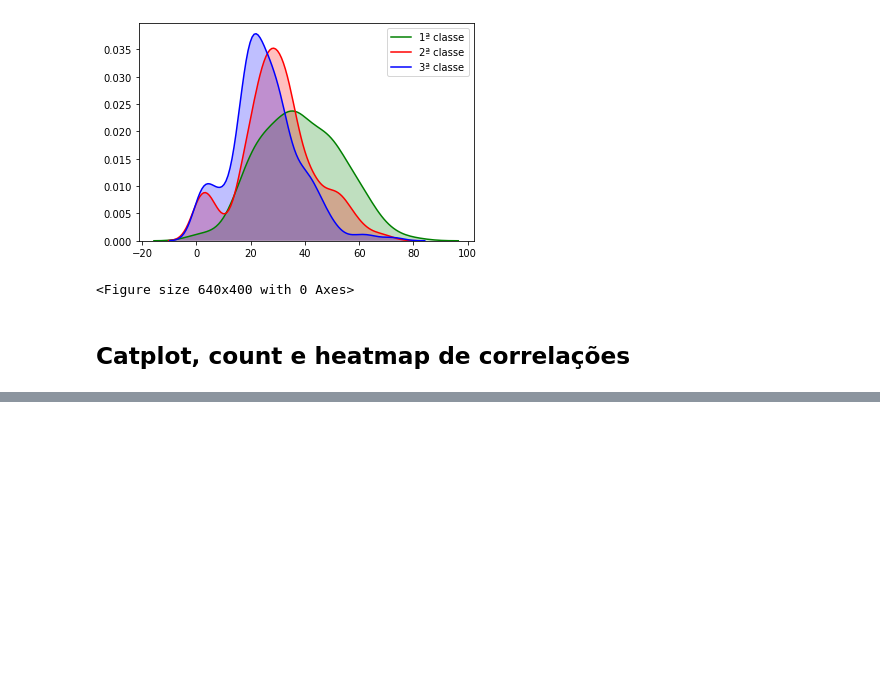
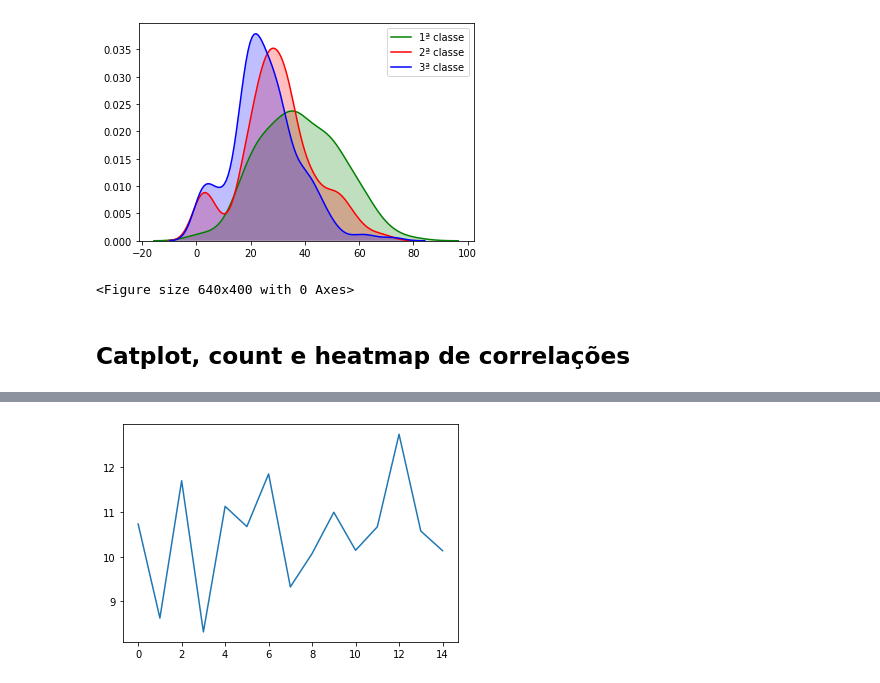
Before and after one commit to neriGabriel/data-science-machine-learning, a Jupyter notebook: modulo_visualizacao_dados.ipynb, the cells around one changed output, grey strips where cells are left out. Cells and saved outputs as stored; diff of their text form; code cells hidden in the pictures; blank space fills up the shorter version.

```diff
--- a/modulo_visualizacao_dados.ipynb
+++ b/modulo_visualizacao_dados.ipynb
@@ -422,0 +463,2 @@ plt.show()
+# %%
+x = np.random.normal(10, 1, 15) ## 15 elementos com média 10 e desvio padrão 1
@@ -422,0 +471,5 @@ plt.show()
+# %%
+plt.plot(x)
+plt.show()
+# %% [output]
+[figure, added]
```
Also changed, not shown: parts of 19 cells of this notebook.
